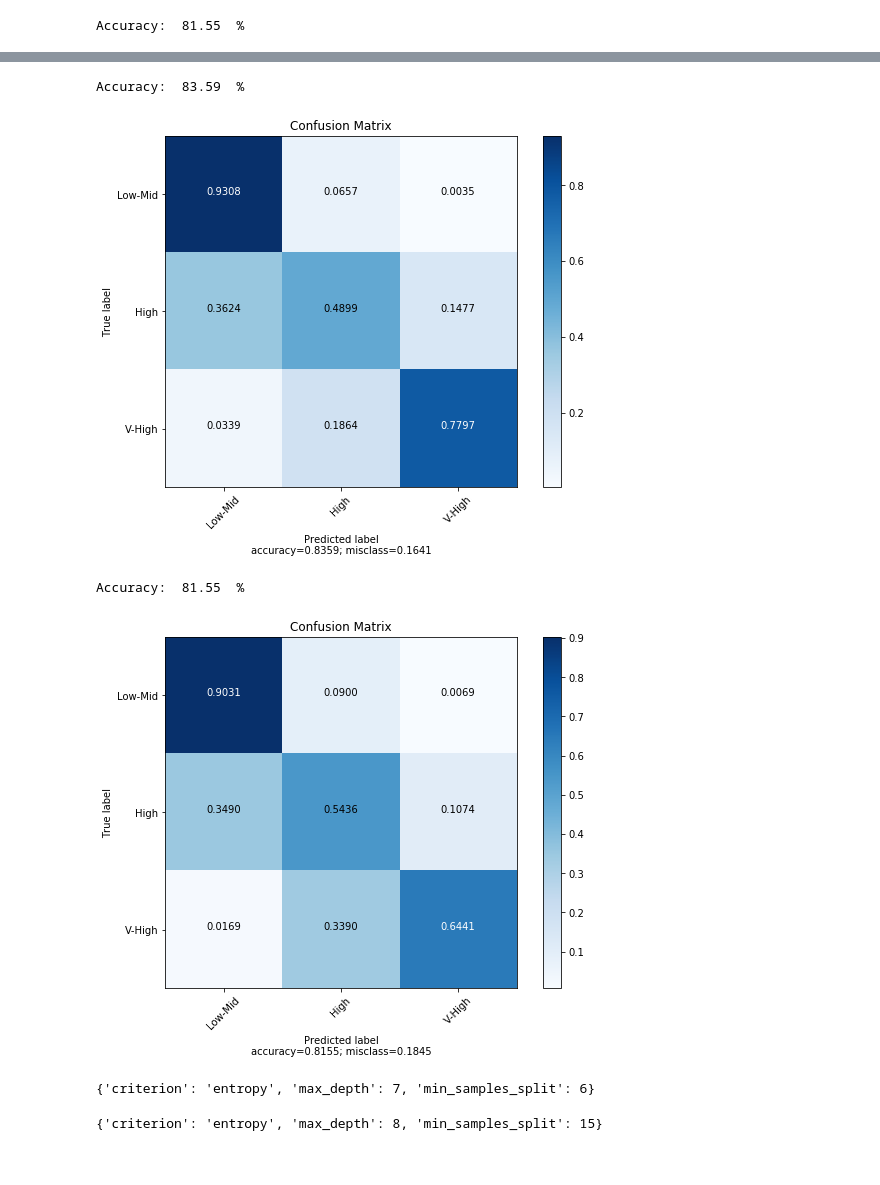
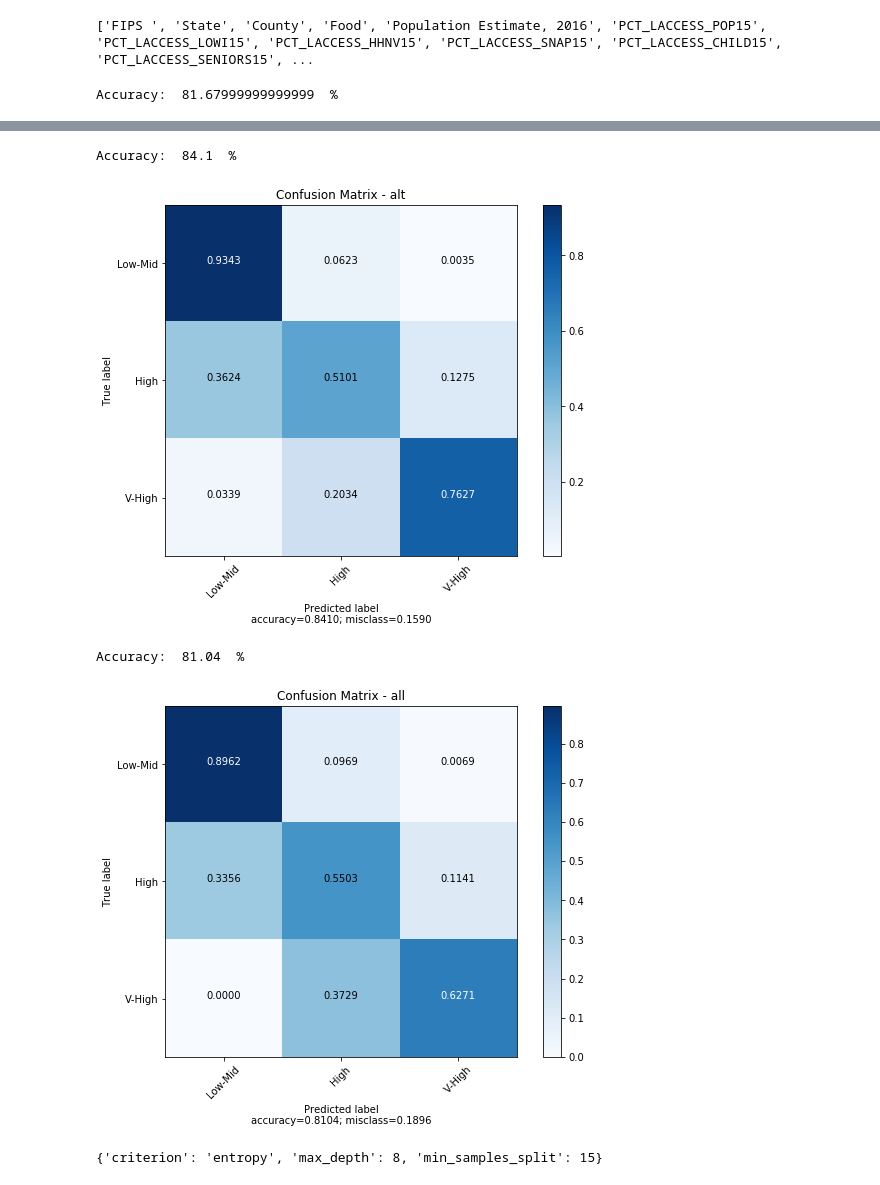
Before and after one commit to katahdin28/dsc-mod-5-project-online-ds-ft-100719, a Jupyter notebook: project5_core_notebook.ipynb, the cells around one changed output, grey strips where cells are left out. Drawn from its saved outputs; the diff is of its cells as text; code cells hidden in the pictures.

```diff
--- a/project5_core_notebook.ipynb
+++ b/project5_core_notebook.ipynb
@@ -151,6 +204,7 @@ df.fillna(df.mean(),inplace = True)
 df.describe()
 
 def keep_cols(df, col_list):
+    '''Takes a dataframe and list of column names to keep and returns the abridged dataframe'''
     cols_keepdict = {}
     for item in list(df.columns):
         cols_keepdict[item] = 0
@@ -213,35 +273,30 @@ def create_confusion_matrix(clf, tts_dict):
 # %%
+ def create_confusion_matrix(clf, tts_dict):
+    '''Takes two inputs - fitted tree classifier and train/test/split dictionary, returns sklearn confusion matrix'''
+    predicted = clf.predict(tts_dict['x_test'])
+    results = tts_dict['y_test']
+    cm = confusion_matrix(results, predicted, labels = label_list)
+    return cm
+
  def plot_confusion_matrix(cm,
                           target_names,
                           title='Confusion Matrix',
                           cmap=None,
                           normalize=True):
     """
-    given a sklearn confusion matrix (cm), make a nice plot
+    Takes a sklearn confusion matrix, and plots it
 
     Arguments
-    ---------
     cm:           confusion matrix from sklearn.metrics.confusion_matrix
 
-    target_names: given classification classes such as [0, 1, 2]
-                  the class names, for example: ['high', 'medium', 'low']
+    target_names: takes list of classification names (same for all graphs)
 
     title:        the text to display at the top of the matrix
 
-    cmap:         the gradient of the values displayed from matplotlib.pyplot.cm
-                  see http://matplotlib.org/examples/color/colormaps_reference.html
-                  plt.get_cmap('jet') or plt.cm.Blues
+    cmap:         the gradient of the values displayed from matplotlib.pyplot.cml
 
     normalize:    If False, plot the raw numbers
                   If True, plot the proportions
-
-    Usage
-    -----
-    plot_confusion_matrix(cm           = cm,                  # confusion matrix created by
-                                                              # sklearn.metrics.confusion_matrix
-                          normalize    = True,                # show proportions
-                          target_names = y_labels_vals,       # list of names of the classes
-                          title        = best_estimator_name) # title of graph
 
     Citiation
     ---------
@@ -288,39 +343,50 @@ def create_confusion_matrix(clf, tts_dict):
     plt.ylabel('True label')
     plt.xlabel('Predicted label\naccuracy={:0.4f}; misclass={:0.4f}'.format(accuracy, misclass))
     plt.show()
+# %%
+print(list(df.columns))
+# %% [output]
+['FIPS ', 'State', 'County', 'Food', 'Population Estimate, 2016', 'PCT_LACCESS_POP15', 'PCT_LACCESS_LOWI15', 'PCT_LACCESS_HHNV15', 'PCT_LACCESS_SNAP15', 'PCT_LACCESS_CHILD15', 'PCT_LACCESS_SENIORS15', ...
 # %%
+# We always drop a set of county identifiers because they are not predictor values
+
 outcome_label = 'Food'
+drops = ['FIPS ', 'State', 'County','Population Estimate, 2016']
 
-#drops.remove('Food')
-all_cols = list(df.drop(labels = drops, axis = 1).columns)
+# We will compare performance using all columns, to various subset of columns
+all_cols = list(df.drop(axis =1, columns = drops).columns)
 col_list = ['Food', 'POVRATE15', 'PCT_NHBLACK10', 'PCT_HISP10', 'SPECSPTH14', 'PCT_LACCESS_LOWI15', 'WICSPTH12', 'FFRPTH14', 'MILK_SODA_PRICE10', 'FMRKTPTH16']
 col_list_alt = ['Food', 'POVRATE15', 'PCT_NHBLACK10', 'PCT_HISP10', 'MILK_SODA_PRICE10', 'CHILDPOVRATE15', 'PCT_18YOUNGER10','PCT_NHNA10']
 col_list_3 = ['Food', 'POVRATE15', 'PCT_NHBLACK10', 'PCT_HISP10', 'MILK_SODA_PRICE10', 'CHILDPOVRATE15', 'PCT_18YOUNGER10','PCT_NHNA10', 'PCT_LACCESS_LOWI15']
+col_list_4 = ['Food', 'POVRATE15', 'PCT_NHBLACK10', 'PCT_HISP10', 'MILK_SODA_PRICE10', 'CHILDPOVRATE15', 'PCT_18YOUNGER10','PCT_NHNA10', 'PCT_LACCESS_LOWI15','WICSPTH12','SNAPSPTH16','REDEMP_WICS12']
+col_list_5 = ['Food', 'POVRATE15', 'PCT_NHBLACK10', 'PCT_HISP10', 'MILK_SODA_PRICE10', 'CHILDPOVRATE15', 'PCT_18YOUNGER10','PCT_NHNA10', 'PCT_LACCESS_LOWI15','GROCPTH14','SUPERCPTH14','SPECSPTH14','CONVSPTH14']
 
 tts_short = make_xy( keep_cols( df, col_list ))
 tts_all = make_xy( keep_cols( df, all_cols ))
 tts_alt = make_xy( keep_cols( df, col_list_alt ))
 tts_3 = make_xy ( keep_cols( df, col_list_3 ))
+tts_4 = make_xy ( keep_cols( df, col_list_4 ))
+tts_5 = make_xy ( keep_cols( df, col_list_5 ))
 
-#Tree Classification & Outputs
+#Tree Classification & Outputs - no input optimization
 clf_short = tree_classifier( tts_short )
 plot_confusion_matrix(create_confusion_matrix( clf_short, tts_short ),
                           label_list,
-                          title='Confusion Matrix',
+                          title='Confusion Matrix - short',
                           cmap=None,
                           normalize=True)
 
 clf_alt = tree_classifier( tts_alt )
 plot_confusion_matrix(create_confusion_matrix( clf_alt, tts_alt ),
                           label_list,
-                          title='Confusion Matrix',
+                          title='Confusion Matrix - alt',
                           cmap=None,
                           normalize=True)
 
 clf_all = tree_classifier( tts_all )
 plot_confusion_matrix(create_confusion_matrix( clf_all, tts_all ),
                           label_list,
-                          title='Confusion Matrix',
+                          title='Confusion Matrix - all',
                           cmap=None,
                           normalize=True)
 
@@ -329,4 +395,4 @@ plot_confusion_matrix(create_confusion_matrix( clf_all, tts_all ),
 #tree_feature_graph(clf_all, tts_all )
 #tree_feature_graph(clf_alt, tts_alt )
 # %% [output]
-Accuracy:  81.55  %
+Accuracy:  81.67999999999999  %
@@ -334,9 +400,10 @@ Accuracy:  81.55  %
-Accuracy:  83.59  %
+Accuracy:  84.1  %
-[figure, old version]
+[figure, new version]
-Accuracy:  81.55  %
+Accuracy:  81.04  %
-[figure, old version]
+[figure, new version]
 # %%
 def gridsearch_check(tts_dict):
+    '''Returns optimal parameters for decision tree classifier given train/test/split data'''
     clf = DecisionTreeClassifier()
 
     param_grid = {
@@ -349,8 +416,6 @@ def gridsearch_check(tts_dict):
     gs_tree.fit(tts_dict['x_train'], tts_dict['y_train'])
 
     return(gs_tree.best_params_)
-# %% [output]
-{'criterion': 'entropy', 'max_depth': 7, 'min_samples_split': 6}
 # %%
 print(gridsearch_check(tts_short))
 # %%
```
Also changed, not shown: parts of 34 cells of this notebook, 11 other files.
